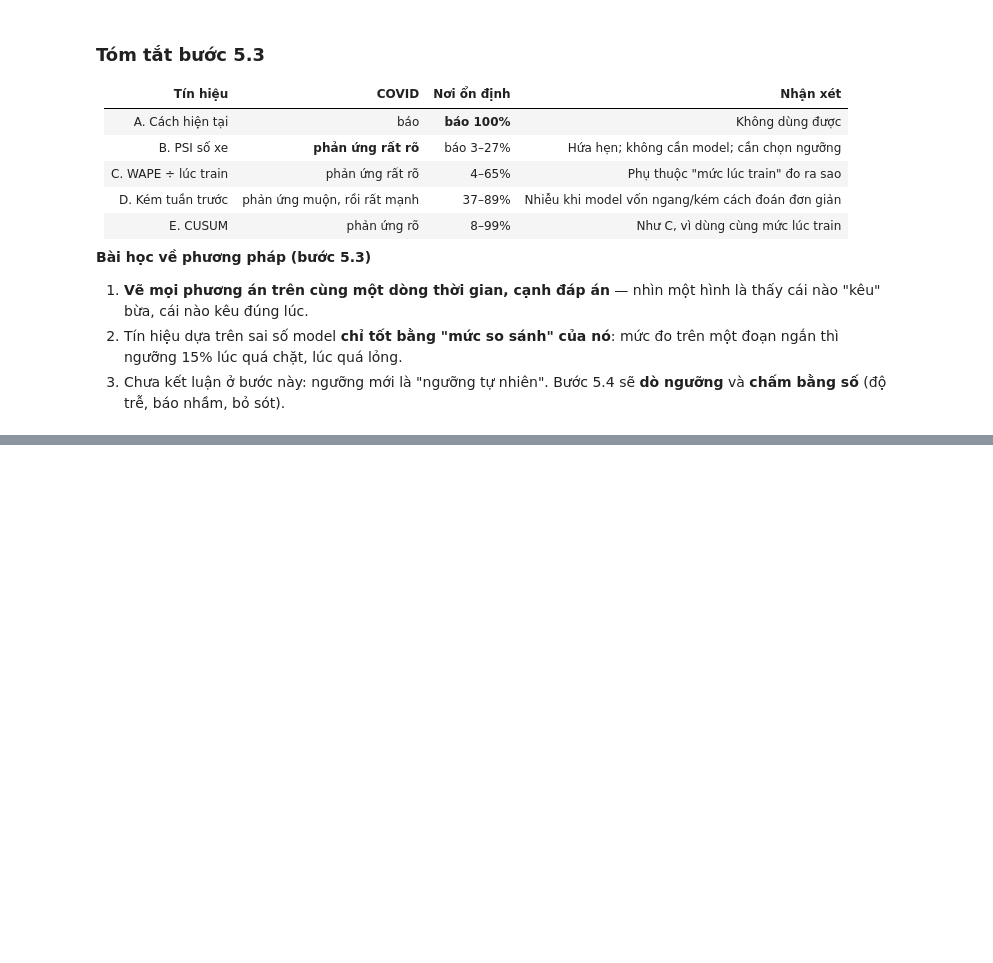
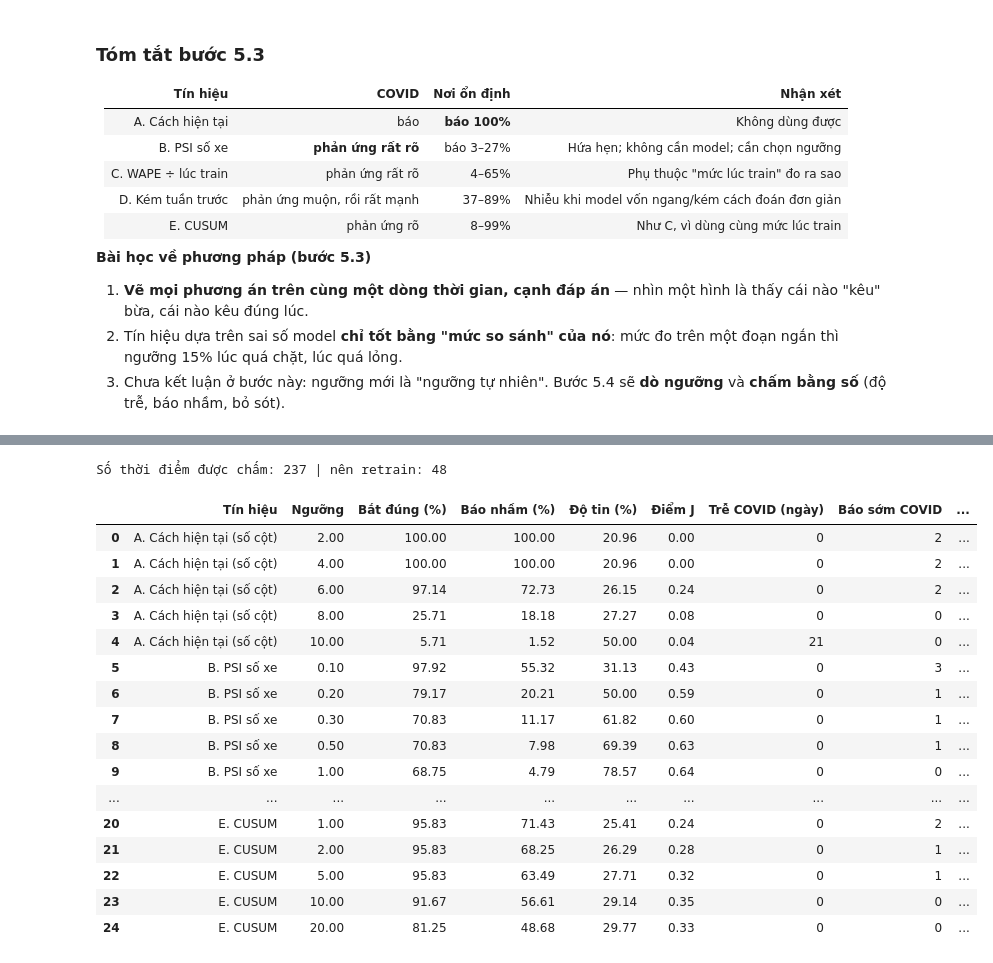
Before and after one commit to Phuctt205dev/adaptive-mlops-traffic-forecast-self-research-NT114.Q21, a Jupyter notebook: experiments/notebooks/E3-drift-retrain.ipynb, the cells around one changed output, grey strips where cells are left out. Saved outputs shown, nothing was run; the diff lists cells and outputs as text; code cells hidden in the pictures; blank space fills up the shorter version.

```diff
--- a/experiments/notebooks/E3-drift-retrain.ipynb
+++ b/experiments/notebooks/E3-drift-retrain.ipynb
@@ -635,0 +654,56 @@ fig.tight_layout(); fig.savefig(FIG / "E3-5-signals-i94-stable.png", dpi=150); p
+# %%
+GRID = {"A": [2, 4, 6, 8, 10], "B": [0.1, 0.2, 0.3, 0.5, 1.0], "C": [1.15, 1.3, 1.5, 2.0, 3.0],
+        "D": [0, 10, 25, 50, 100], "E": [1, 2, 5, 10, 20]}
+NAMES = {"A": "A. Cách hiện tại (số cột)", "B": "B. PSI số xe", "C": "C. WAPE ÷ lúc train",
+         "D": "D. Kém tuần trước (%)", "E": "E. CUSUM"}
+REAL = list(truths)          # 5 tình huống thật của bước 5.2
+
+def fires(values, s, threshold):
+    """A dùng 'từ k cột trở lên', E dùng 'từ h trở lên'; còn lại 'vượt ngưỡng'."""
+    return (values >= threshold) if s in ("A", "E") else (values > threshold)
+
+rows = []
+for s, grid in GRID.items():
+    for threshold in grid:
+        tp = fp = fn = tn = skipped = 0
+        for name in REAL:
+            truth = truths[name]
+            values = sigs[name][f"{s}_value"].reindex(truth.index)
+            ok = values.notna()
+            skipped += int((~ok).sum())
+            alarm, need = fires(values[ok], s, threshold), truth.needs_retrain[ok]
+            tp += int((alarm & need).sum()); fp += int((alarm & ~need).sum())
+            fn += int((~alarm & need).sum()); tn += int((~alarm & ~need).sum())
+        g = truths["Glasgow COVID"]
+        gv = sigs["Glasgow COVID"][f"{s}_value"].reindex(g.index)
+        galarm = fires(gv, s, threshold) & gv.notna()
+        after = galarm[galarm.index >= "2020-03-30"]
+        first = after[after].index.min()
+        rows.append({"Tín hiệu": NAMES[s], "Ngưỡng": threshold, "Bắt đúng (%)": 100 * tp / (tp + fn),
+                     "Báo nhầm (%)": 100 * fp / (fp + tn), "Độ tin (%)": 100 * tp / (tp + fp) if tp + fp else np.nan,
+                     "Điểm J": (tp / (tp + fn)) - (fp / (fp + tn)),
+                     "Trễ COVID (ngày)": (first - pd.Timestamp("2020-03-30")).days if pd.notna(first) else np.nan,
+                     "Báo sớm COVID": int(galarm[galarm.index < "2020-03-30"].sum()), "Bỏ qua": skipped})
+score = pd.DataFrame(rows)
+print("Số thời điểm được chấm:", sum(len(t) for t in truths.values()),
+      "| nên retrain:", sum(int(t.needs_retrain.sum()) for t in truths.values()))
+score.round(2)
+# %% [output]
+Số thời điểm được chấm: 237 | nên retrain: 48
+|  | Tín hiệu | Ngưỡng | Bắt đúng (%) | Báo nhầm (%) | Độ tin (%) | Điểm J | Trễ COVID (ngày) | Báo sớm COVID | ... |
+| 0 | A. Cách hiện tại (số cột) | 2.00 | 100.00 | 100.00 | 20.96 | 0.00 | 0 | 2 | ... |
+| 1 | A. Cách hiện tại (số cột) | 4.00 | 100.00 | 100.00 | 20.96 | 0.00 | 0 | 2 | ... |
+| 2 | A. Cách hiện tại (số cột) | 6.00 | 97.14 | 72.73 | 26.15 | 0.24 | 0 | 2 | ... |
+| 3 | A. Cách hiện tại (số cột) | 8.00 | 25.71 | 18.18 | 27.27 | 0.08 | 0 | 0 | ... |
+| 4 | A. Cách hiện tại (số cột) | 10.00 | 5.71 | 1.52 | 50.00 | 0.04 | 21 | 0 | ... |
+| 5 | B. PSI số xe | 0.10 | 97.92 | 55.32 | 31.13 | 0.43 | 0 | 3 | ... |
+| 6 | B. PSI số xe | 0.20 | 79.17 | 20.21 | 50.00 | 0.59 | 0 | 1 | ... |
+| 7 | B. PSI số xe | 0.30 | 70.83 | 11.17 | 61.82 | 0.60 | 0 | 1 | ... |
+| 8 | B. PSI số xe | 0.50 | 70.83 | 7.98 | 69.39 | 0.63 | 0 | 1 | ... |
+| 9 | B. PSI số xe | 1.00 | 68.75 | 4.79 | 78.57 | 0.64 | 0 | 0 | ... |
+| ... | ... | ... | ... | ... | ... | ... | ... | ... | ... |
+| 20 | E. CUSUM | 1.00 | 95.83 | 71.43 | 25.41 | 0.24 | 0 | 2 | ... |
+| 21 | E. CUSUM | 2.00 | 95.83 | 68.25 | 26.29 | 0.28 | 0 | 1 | ... |
+| 22 | E. CUSUM | 5.00 | 95.83 | 63.49 | 27.71 | 0.32 | 0 | 1 | ... |
+| 23 | E. CUSUM | 10.00 | 91.67 | 56.61 | 29.14 | 0.35 | 0 | 0 | ... |
+| 24 | E. CUSUM | 20.00 | 81.25 | 48.68 | 29.77 | 0.33 | 0 | 0 | ... |
```
Also changed, not shown: parts of 10 cells of this notebook, 4 other files.
